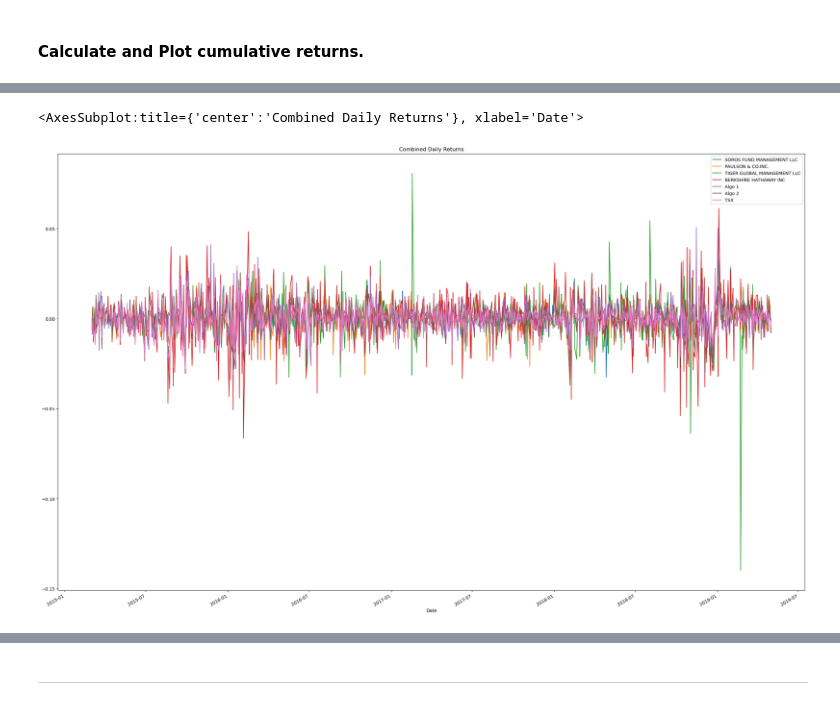
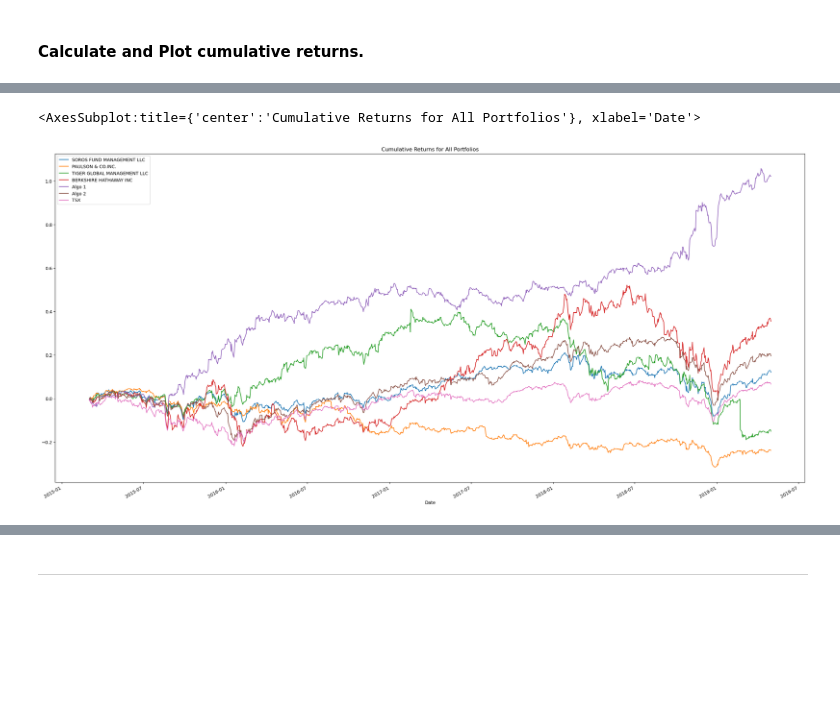
Before and after one commit to mr-alex-leonov/A-Whale-of-the-Port-folio-, a Jupyter notebook: whale_analysis.ipynb, the cells around one changed output, grey strips where cells are left out. Cells and saved outputs as stored; diff of their text form; code cells hidden in the pictures; blank space fills up the shorter version.

```diff
--- a/whale_analysis.ipynb
+++ b/whale_analysis.ipynb
@@ -279,6 +262,11 @@ portfolio_returns.plot()
 # %%
-# Plot daily returns of all portfolios
-combined_df.plot(figsize = (30,20), title = "Combined Daily Returns")
+# Calculate cumulative returns of all portfolios
+
+cumulative_returns = (1 + combined_df).cumprod() - 1
+
+# Plot cumulative returns
+
+cumulative_returns.plot(figsize = (30,15), title = "Cumulative Returns for All Portfolios")
 # %% [output]
-<AxesSubplot:title={'center':'Combined Daily Returns'}, xlabel='Date'>
+<AxesSubplot:title={'center':'Cumulative Returns for All Portfolios'}, xlabel='Date'>
-[figure, old version]
+[figure, new version]
```
Also changed, not shown: parts of 30 cells of this notebook.
